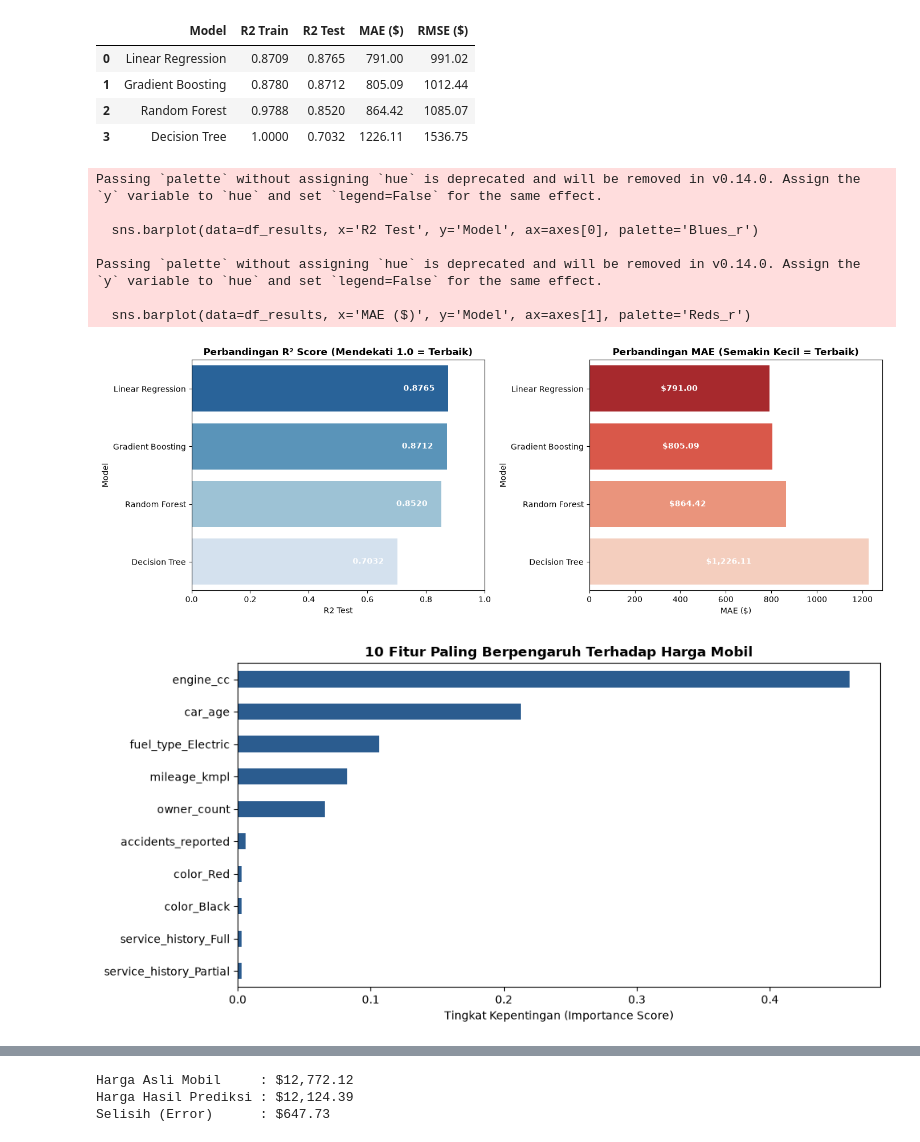
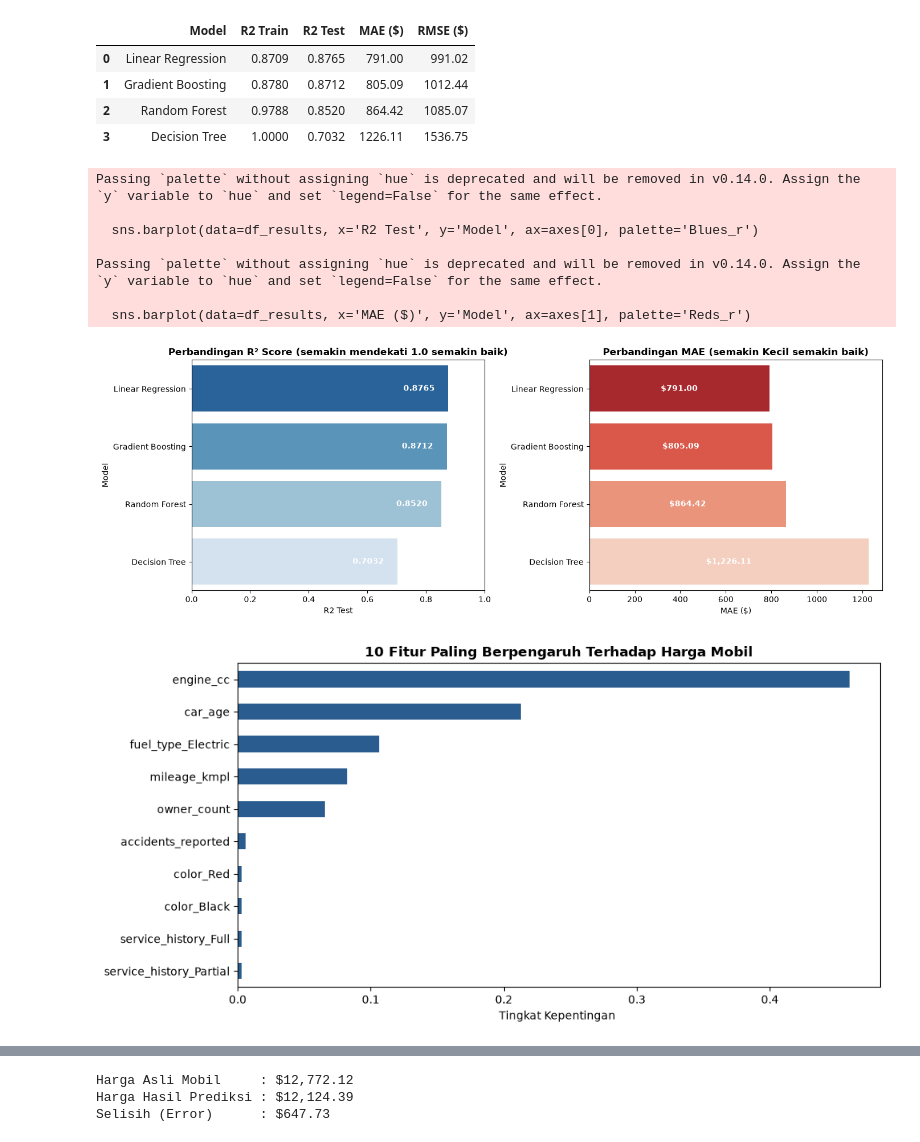
Before and after one commit to claraaulsep/used-car-prediction, a Jupyter notebook: used_car_prediction.ipynb, the cells around one changed output, grey strips where cells are left out. Cells and saved outputs as stored; diff of their text form; code cells hidden in the pictures.

```diff
--- a/used_car_prediction.ipynb
+++ b/used_car_prediction.ipynb
@@ -363,45 +361,46 @@ display(df_results)
 # %%
 fig, axes = plt.subplots(1, 2, figsize=(14, 5))
 
-# Plot 1: R2 Score (Test Set)
+#R2 Score (Test Set)
 sns.barplot(data=df_results, x='R2 Test', y='Model', ax=axes[0], palette='Blues_r')
-axes[0].set_title('Perbandingan R² Score (Mendekati 1.0 = Terbaik)', fontweight='bold')
+axes[0].set_title('Perbandingan R² Score (semakin mendekati 1.0 semakin baik)', fontweight='bold')
 axes[0].set_xlim(0, 1.0)
 for p in axes[0].patches:
     axes[0].annotate(f"{p.get_width():.4f}", (p.get_width() - 0.1, p.get_y() + p.get_height() / 2),
                      ha='center', va='center', color='white', fontweight='bold')
 
-# Plot 2: MAE (Test Set)
+# MAE (Test Set)
 sns.barplot(data=df_results, x='MAE ($)', y='Model', ax=axes[1], palette='Reds_r')
-axes[1].set_title('Perbandingan MAE (Semakin Kecil = Terbaik)', fontweight='bold')
+axes[1].set_title('Perbandingan MAE (semakin Kecil semakin baik)', fontweight='bold')
 for p in axes[1].patches:
     axes[1].annotate(f"${p.get_width():,.2f}", (p.get_width() / 2, p.get_y() + p.get_height() / 2),
                      ha='center', va='center', color='white', fontweight='bold')
 
 plt.tight_layout()
 plt.show()
 # %% [output]
 Passing `palette` without assigning `hue` is deprecated and will be removed in v0.14.0. Assign the `y` variable to `hue` and set `legend=False` for the same effect.
 
   sns.barplot(data=df_results, x='R2 Test', y='Model', ax=axes[0], palette='Blues_r')
 
 Passing `palette` without assigning `hue` is deprecated and will be removed in v0.14.0. Assign the `y` variable to `hue` and set `legend=False` for the same effect.
 
   sns.barplot(data=df_results, x='MAE ($)', y='Model', ax=axes[1], palette='Reds_r')
-[figure, old version]
+[figure, new version]
 # %%
-# Ambil 10 fitur yang paling dominan mempengaruhi harga
+model_rf = models['Random Forest']
+# 10 fitur yang paling mempengaruhi harga
 importances = pd.Series(model_rf.feature_importances_, index=X_train.columns)
 
 plt.figure(figsize=(10, 5))
 importances.nlargest(10).plot(kind='barh', color='#2b5c8f')
 plt.title('10 Fitur Paling Berpengaruh Terhadap Harga Mobil', fontsize=12, fontweight='bold')
-plt.xlabel('Tingkat Kepentingan (Importance Score)')
+plt.xlabel('Tingkat Kepentingan ')
 plt.gca().invert_yaxis()
 plt.tight_layout()
 plt.show()
 # %% [output]
-[figure, old version]
+[figure, new version]
 # %%
 plt.figure(figsize=(8, 6))
 plt.scatter(y_test, y_pred_test, alpha=0.4, color='royalblue', label='Data Prediksi')
```
Also changed, not shown: parts of 13 cells of this notebook, 4 other files.
